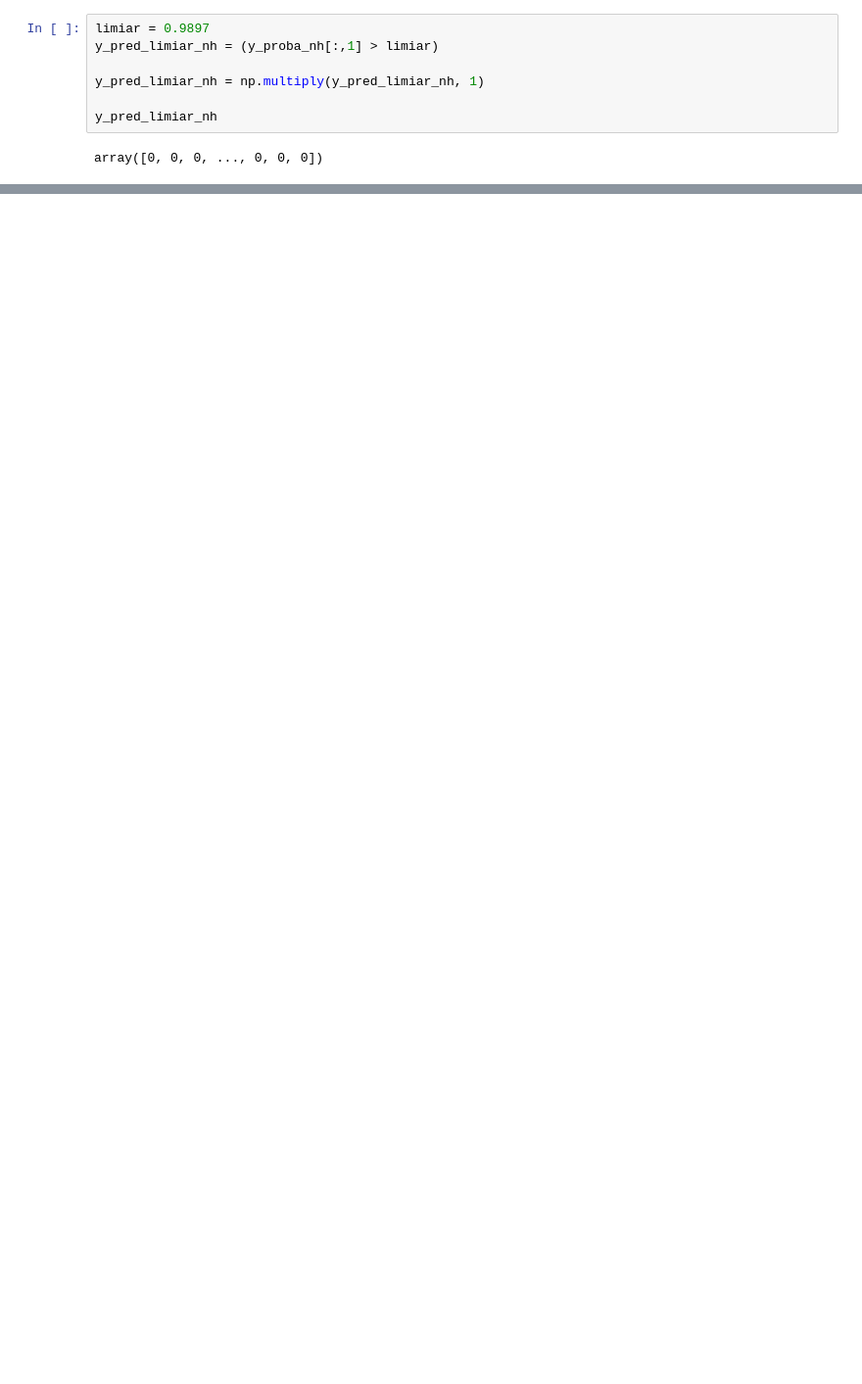
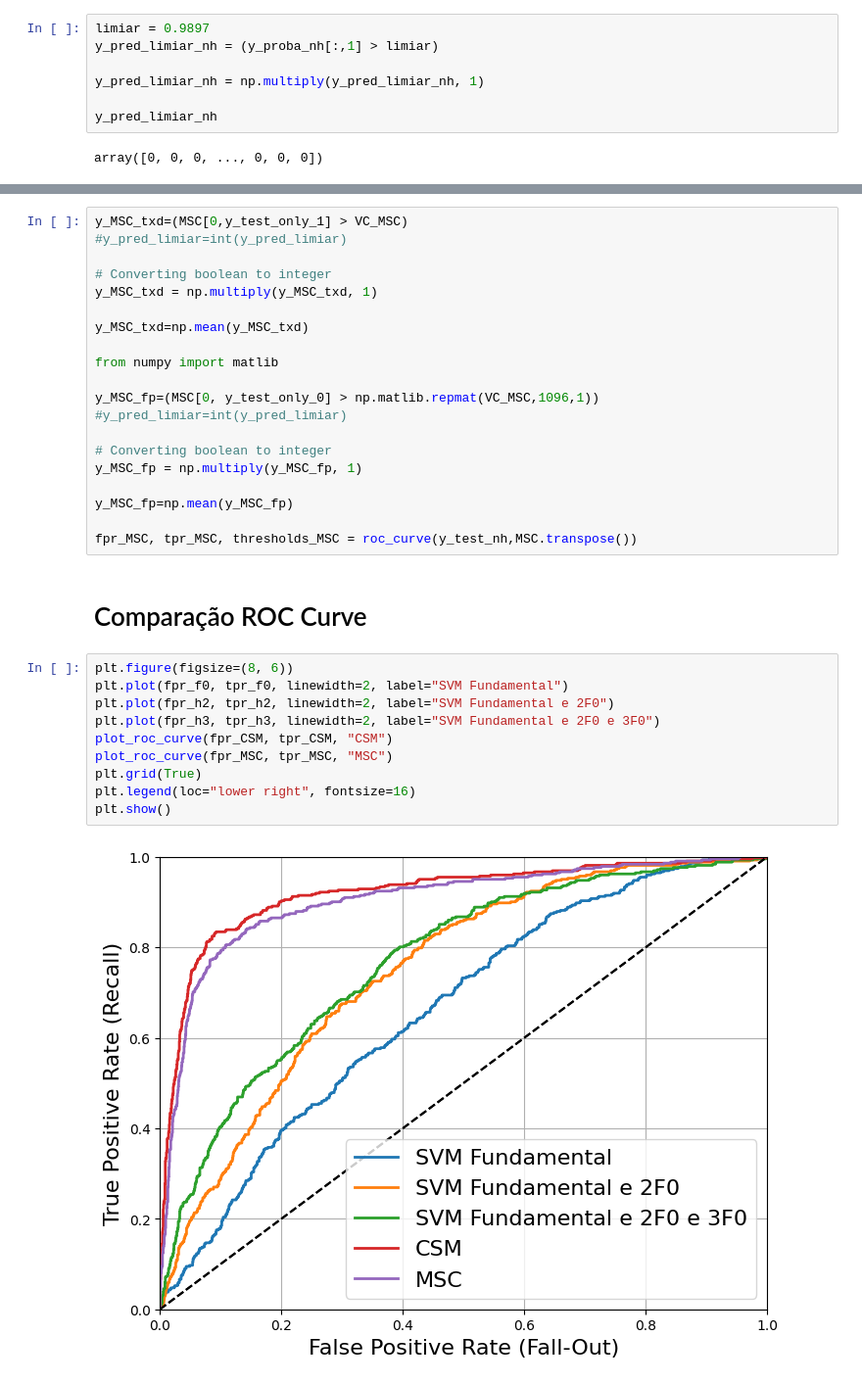
Before and after one commit to Jeisianyf/IC_ML, a Jupyter notebook: SVM/svm.ipynb, the cells around one changed output, grey strips where cells are left out. Shown at 98% size. Drawn from its saved outputs; the diff is of its cells as text; blank space fills up the shorter version.

```diff
--- a/SVM/svm.ipynb
+++ b/SVM/svm.ipynb
@@ -476,0 +758,34 @@ plt.show()
+# %%
+y_MSC_txd=(MSC[0,y_test_only_1] > VC_MSC)
+#y_pred_limiar=int(y_pred_limiar)
+
+# Converting boolean to integer
+y_MSC_txd = np.multiply(y_MSC_txd, 1)
+
+y_MSC_txd=np.mean(y_MSC_txd)
+
+from numpy import matlib
+
+y_MSC_fp=(MSC[0, y_test_only_0] > np.matlib.repmat(VC_MSC,1096,1))
+#y_pred_limiar=int(y_pred_limiar)
+
+# Converting boolean to integer
+y_MSC_fp = np.multiply(y_MSC_fp, 1)
+
+y_MSC_fp=np.mean(y_MSC_fp)
+
+fpr_MSC, tpr_MSC, thresholds_MSC = roc_curve(y_test_nh,MSC.transpose())
+# %% [markdown]
+# Comparação ROC Curve
+# %%
+plt.figure(figsize=(8, 6))
+plt.plot(fpr_f0, tpr_f0, linewidth=2, label="SVM Fundamental")
+plt.plot(fpr_h2, tpr_h2, linewidth=2, label="SVM Fundamental e 2F0")
+plt.plot(fpr_h3, tpr_h3, linewidth=2, label="SVM Fundamental e 2F0 e 3F0")
+plot_roc_curve(fpr_CSM, tpr_CSM, "CSM")
+plot_roc_curve(fpr_MSC, tpr_MSC, "MSC")
+plt.grid(True)
+plt.legend(loc="lower right", fontsize=16)
+plt.show()
+# %% [output]
+[figure, added]
```
Also changed, not shown: parts of 64 cells of this notebook, 6 other files.
